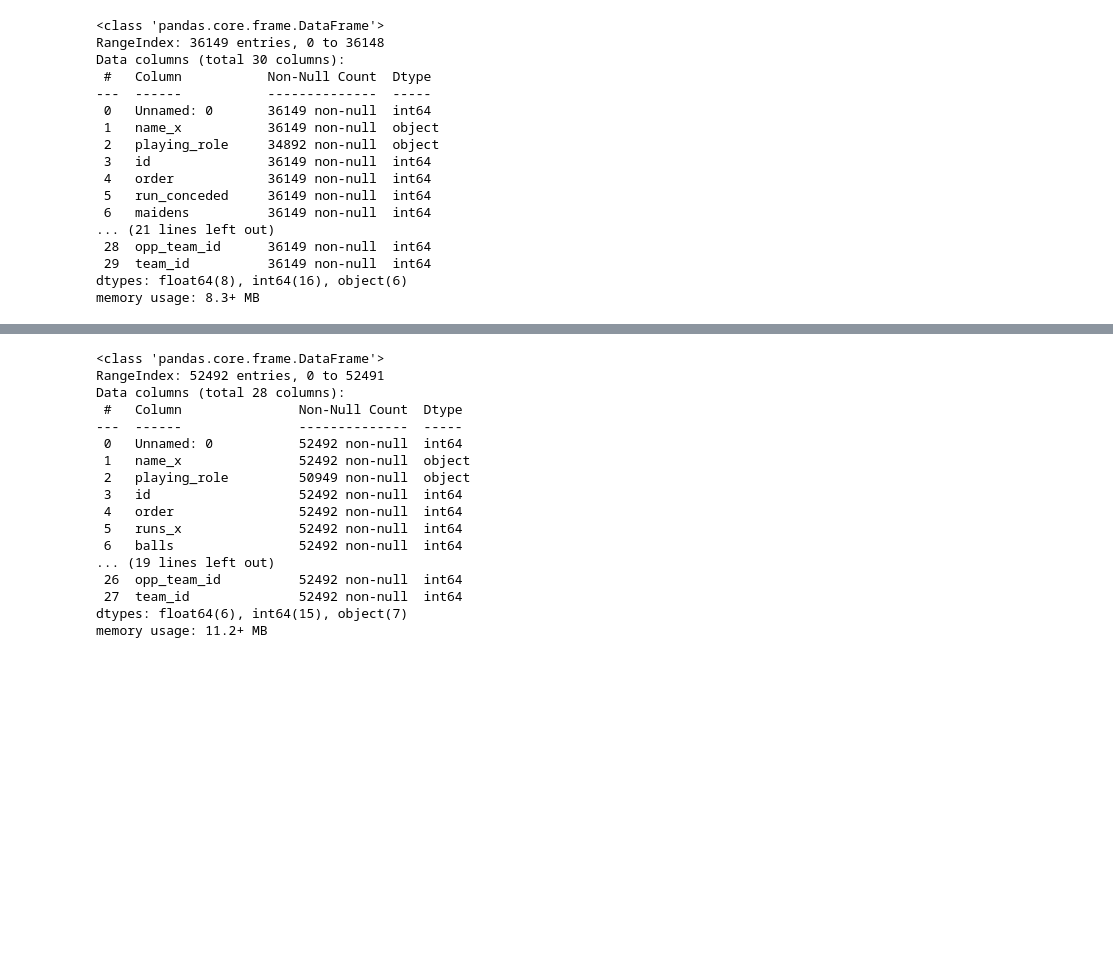
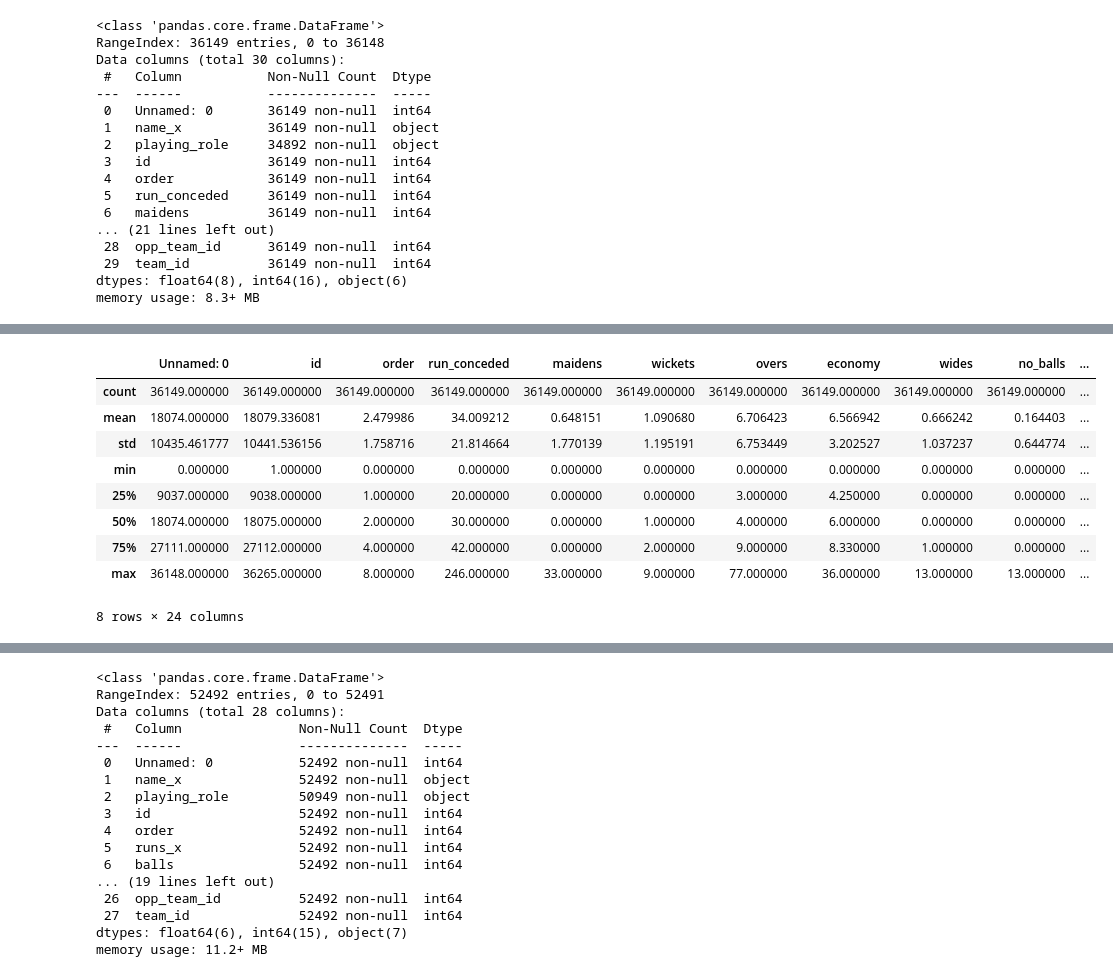
Before and after one commit to MuindeEsther/InternSavy-Projects, a Jupyter notebook: Task 3/prediction.ipynb, the cells around one changed output, grey strips where cells are left out. Cells and saved outputs as stored; diff of their text form; code cells hidden in the pictures; blank space fills up the shorter version.

```diff
--- a/Task 3/prediction.ipynb
+++ b/Task 3/prediction.ipynb
@@ -61,0 +83,16 @@ memory usage: 8.3+ MB
+# %%
+columns_to_drop = ['playing_role', 'fours', 'sixes', 'zeros']
+bowl.drop(columns_to_drop, axis=1, inplace=True)
+# %%
+bowl.describe()
+# %% [output]
+|  | Unnamed: 0 | id | order | run_conceded | maidens | wickets | overs | economy | wides | no_balls | ... |
+| count | 36149.000000 | 36149.000000 | 36149.000000 | 36149.000000 | 36149.000000 | 36149.000000 | 36149.000000 | 36149.000000 | 36149.000000 | 36149.000000 | ... |
+| mean | 18074.000000 | 18079.336081 | 2.479986 | 34.009212 | 0.648151 | 1.090680 | 6.706423 | 6.566942 | 0.666242 | 0.164403 | ... |
+| std | 10435.461777 | 10441.536156 | 1.758716 | 21.814664 | 1.770139 | 1.195191 | 6.753449 | 3.202527 | 1.037237 | 0.644774 | ... |
+| min | 0.000000 | 1.000000 | 0.000000 | 0.000000 | 0.000000 | 0.000000 | 0.000000 | 0.000000 | 0.000000 | 0.000000 | ... |
+| 25% | 9037.000000 | 9038.000000 | 1.000000 | 20.000000 | 0.000000 | 0.000000 | 3.000000 | 4.250000 | 0.000000 | 0.000000 | ... |
+| 50% | 18074.000000 | 18075.000000 | 2.000000 | 30.000000 | 0.000000 | 1.000000 | 4.000000 | 6.000000 | 0.000000 | 0.000000 | ... |
+| 75% | 27111.000000 | 27112.000000 | 4.000000 | 42.000000 | 0.000000 | 2.000000 | 9.000000 | 8.330000 | 1.000000 | 0.000000 | ... |
+| max | 36148.000000 | 36265.000000 | 8.000000 | 246.000000 | 33.000000 | 9.000000 | 77.000000 | 36.000000 | 13.000000 | 13.000000 | ... |
+8 rows × 24 columns
```
Also changed, not shown: parts of 30 cells of this notebook.
